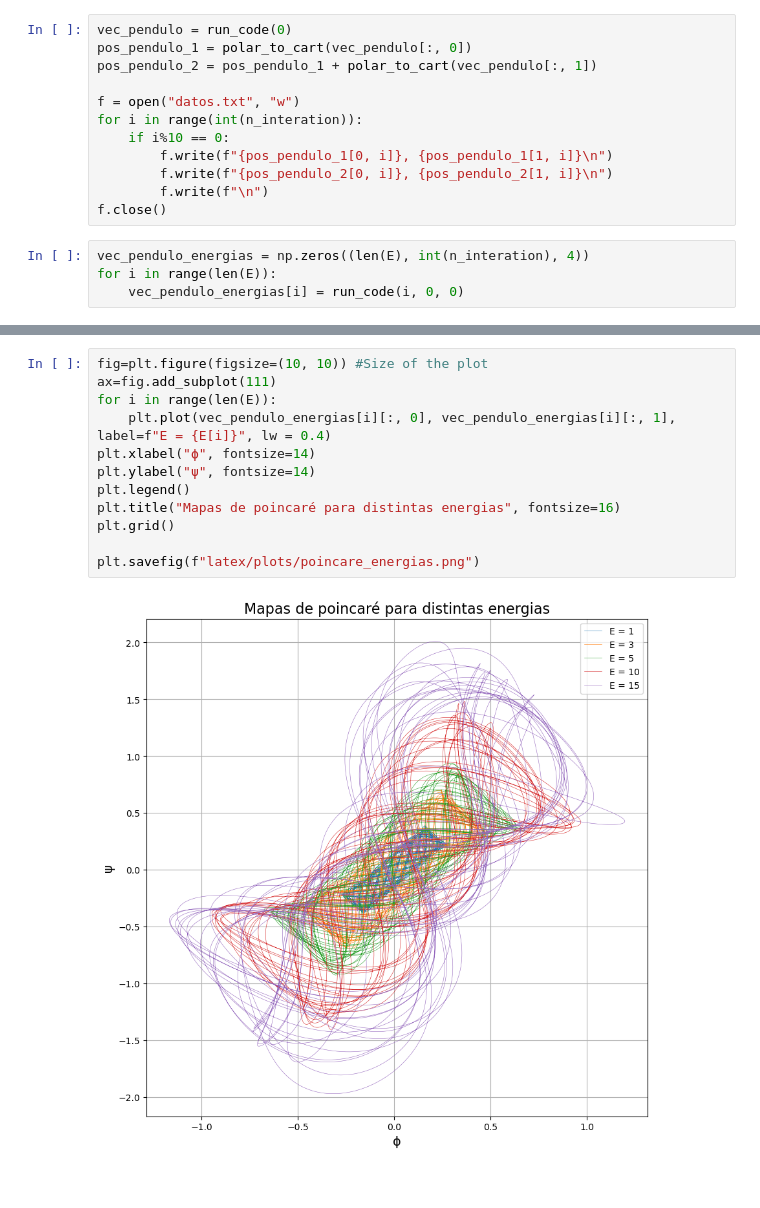
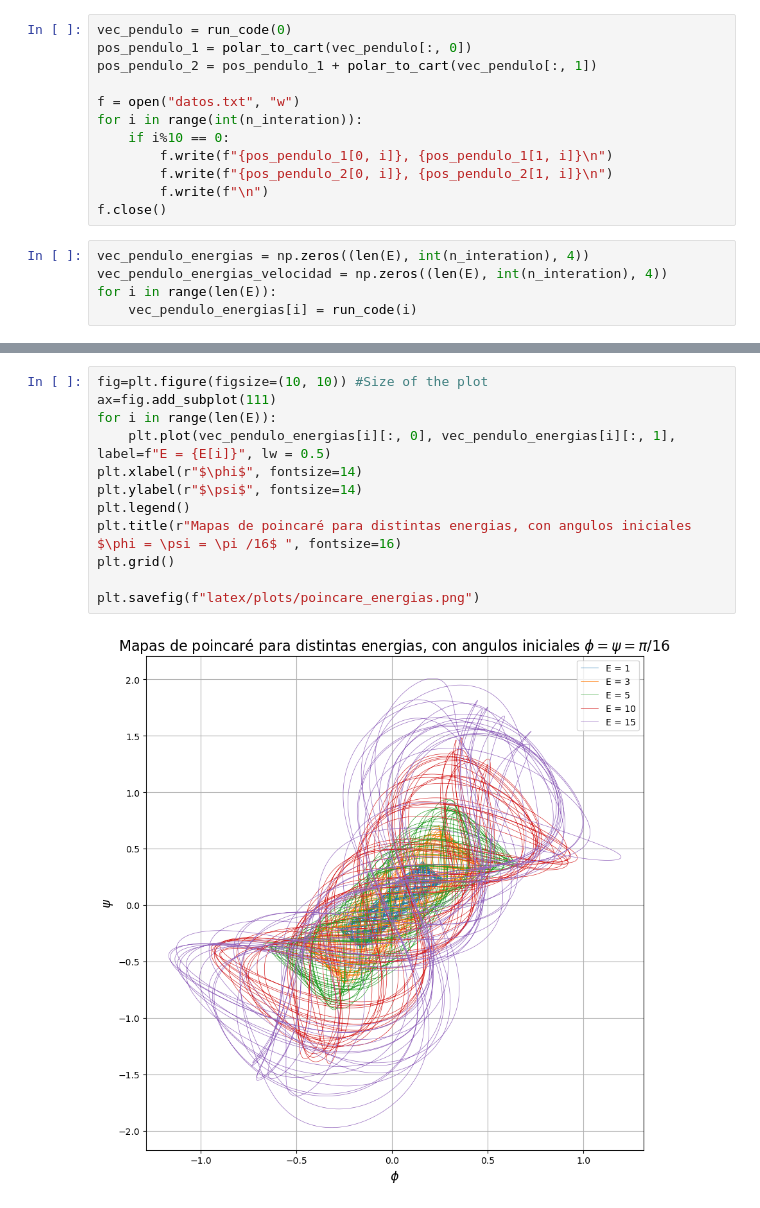
Before and after one commit to liuzhuozhuo/liuzhuozhuo_compu2324, a Jupyter notebook: voluntario2/double_pendulo.ipynb, the cells around one changed output, grey strips where cells are left out. Drawn from its saved outputs; the diff is of its cells as text.

```diff
--- a/voluntario2/double_pendulo.ipynb
+++ b/voluntario2/double_pendulo.ipynb
@@ -71,5 +78,6 @@ for i in range(int(n_interation)):
 f.close()
 # %%
 vec_pendulo_energias = np.zeros((len(E), int(n_interation), 4))
+vec_pendulo_energias_velocidad = np.zeros((len(E), int(n_interation), 4))
 for i in range(len(E)):
-    vec_pendulo_energias[i] = run_code(i, 0, 0)
+    vec_pendulo_energias[i] = run_code(i)
@@ -76,14 +93,14 @@ for i in range(len(E)):
 # %%
 fig=plt.figure(figsize=(10, 10)) #Size of the plot
 ax=fig.add_subplot(111)
 for i in range(len(E)):
-    plt.plot(vec_pendulo_energias[i][:, 0], vec_pendulo_energias[i][:, 1], label=f"E = {E[i]}", lw = 0.4)
-plt.xlabel("ϕ", fontsize=14)
-plt.ylabel("ψ", fontsize=14)
+    plt.plot(vec_pendulo_energias[i][:, 0], vec_pendulo_energias[i][:, 1], label=f"E = {E[i]}", lw = 0.5)
+plt.xlabel(r"$\phi$", fontsize=14)
+plt.ylabel(r"$\psi$", fontsize=14)
 plt.legend()
-plt.title("Mapas de poincaré para distintas energias", fontsize=16)
+plt.title(r"Mapas de poincaré para distintas energias, con angulos iniciales $\phi = \psi = \pi /16$ ", fontsize=16)
 plt.grid()
 
 plt.savefig(f"latex/plots/poincare_energias.png")
 # %% [output]
-[figure, old version]
+[figure, new version]
```
Also changed, not shown: parts of 5 cells of this notebook, 8 other files.
